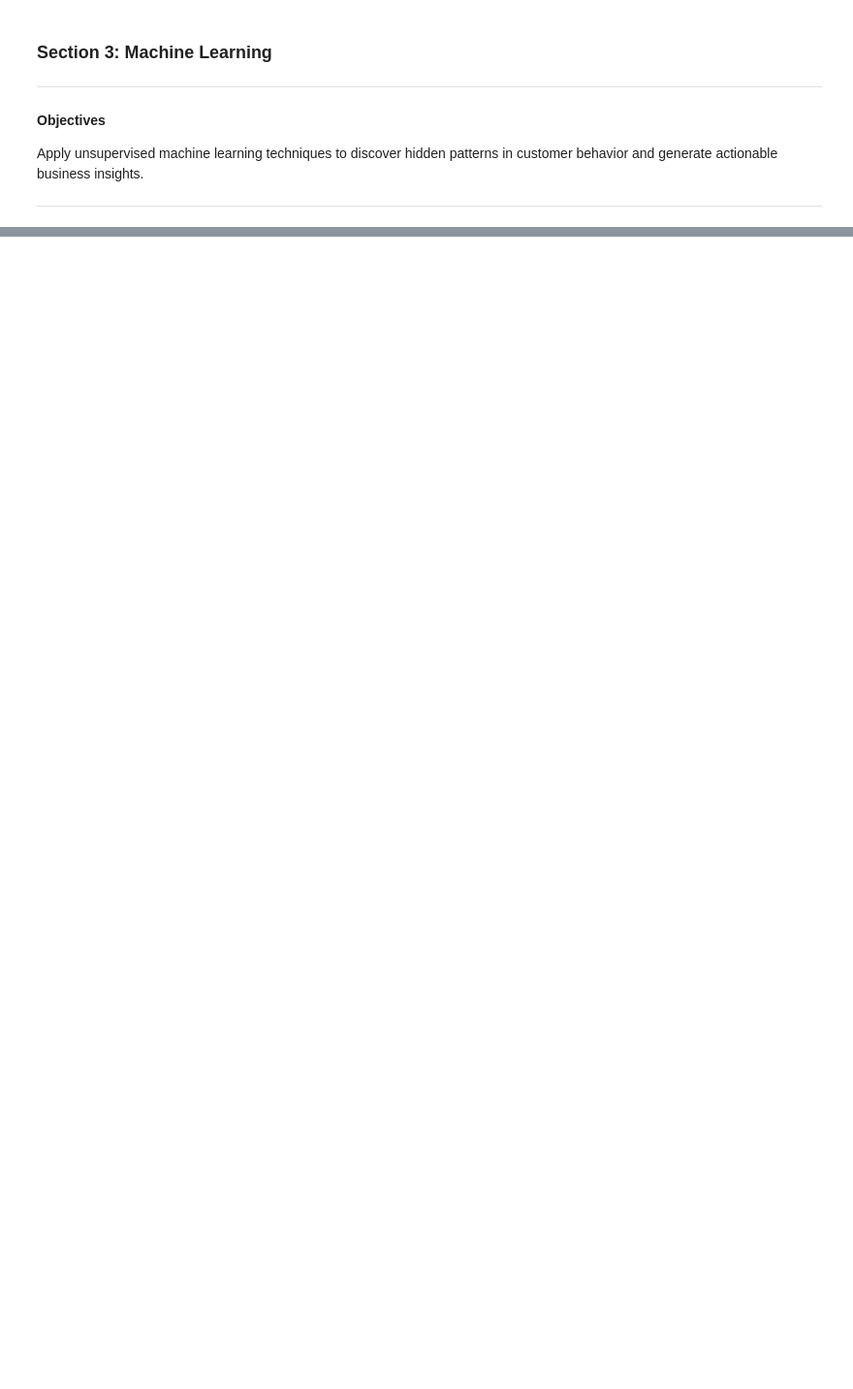
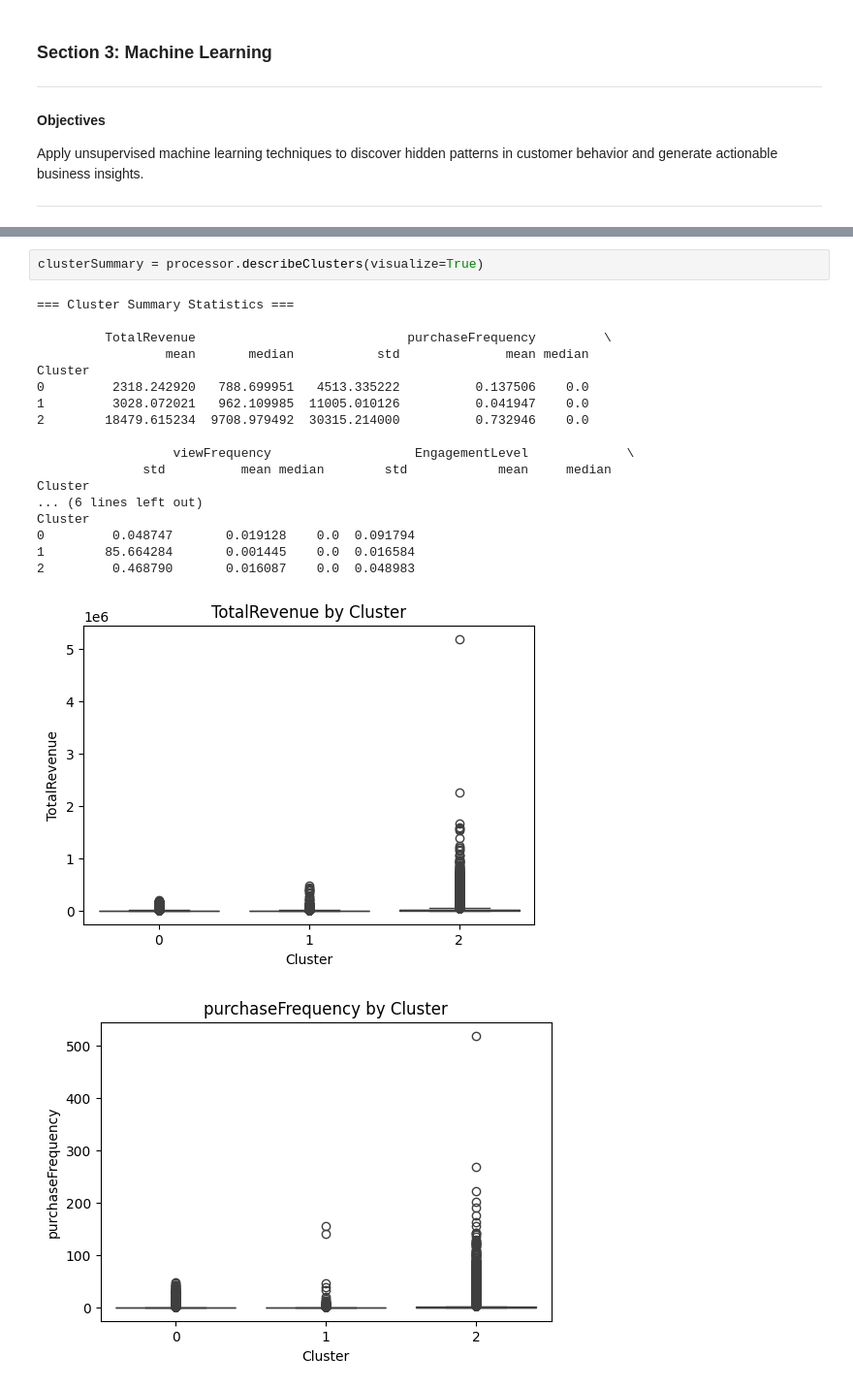
Before and after one commit to Tovix/E-commerceCustomerBehaviorAnalysis, a Jupyter notebook: notebooks/04_machine_learning.ipynb, the cells around one changed output, grey strips where cells are left out. Shown at 97% size. Drawn from its saved outputs; the diff is of its cells as text; blank space fills up the shorter version.

```diff
--- a/notebooks/04_machine_learning.ipynb
+++ b/notebooks/04_machine_learning.ipynb
@@ -181,0 +432,22 @@ KMeans clustering done with 2 clusters.
+# %%
+clusterSummary = processor.describeClusters(visualize=True)
+# %% [output]
+=== Cluster Summary Statistics ===
+
+         TotalRevenue                            purchaseFrequency         \
+                 mean       median           std              mean median
+Cluster
+0         2318.242920   788.699951   4513.335222          0.137506    0.0
+1         3028.072021   962.109985  11005.010126          0.041947    0.0
+2        18479.615234  9708.979492  30315.214000          0.732946    0.0
+
+                  viewFrequency                   EngagementLevel             \
+              std          mean median        std            mean     median
+Cluster
+... (6 lines left out)
+Cluster
+0         0.048747       0.019128    0.0  0.091794
+1        85.664284       0.001445    0.0  0.016584
+2         0.468790       0.016087    0.0  0.048983
+[figure, added]
+[figure, added]
```
Also changed, not shown: parts of 11 cells of this notebook, 1 other file.
